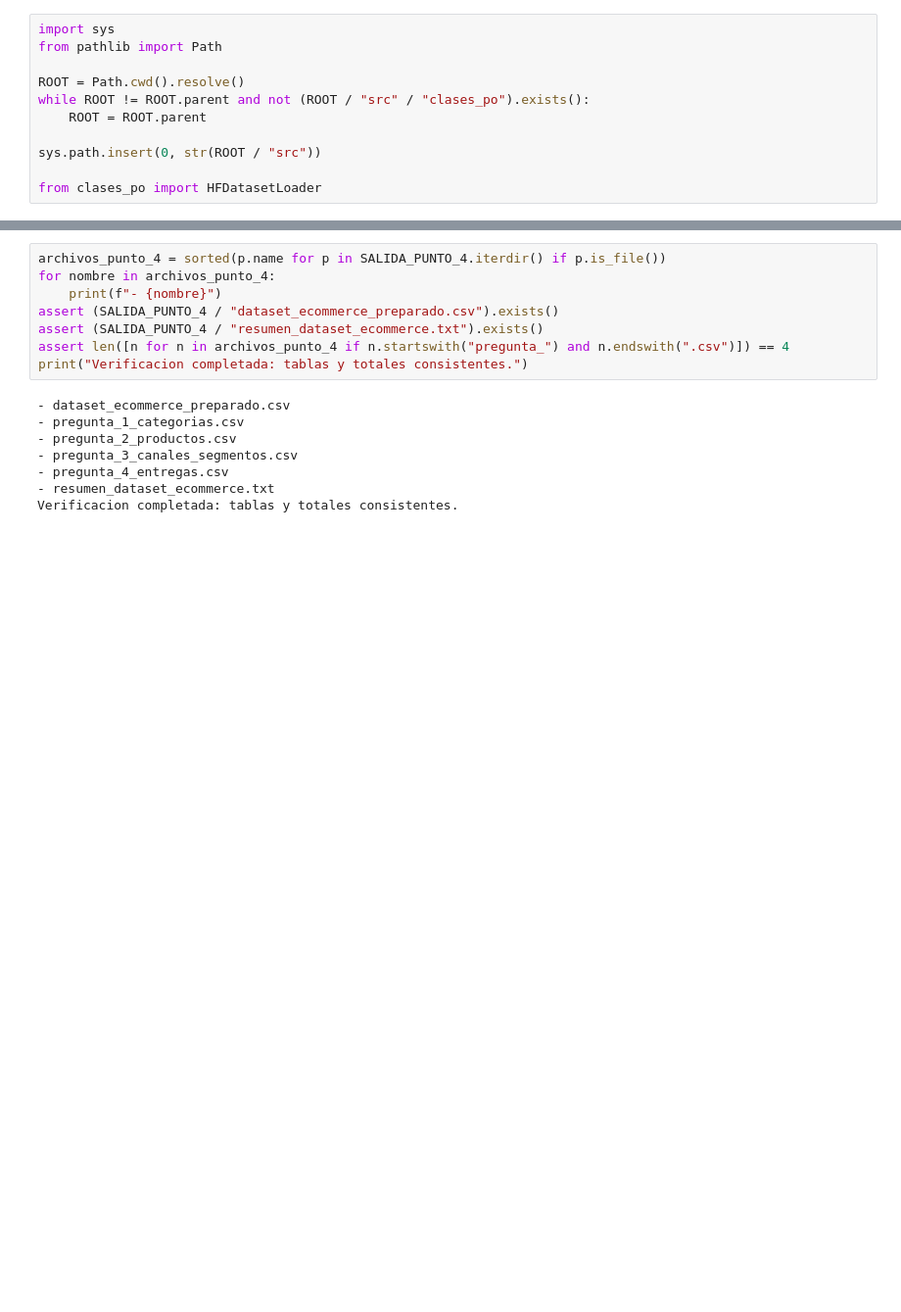
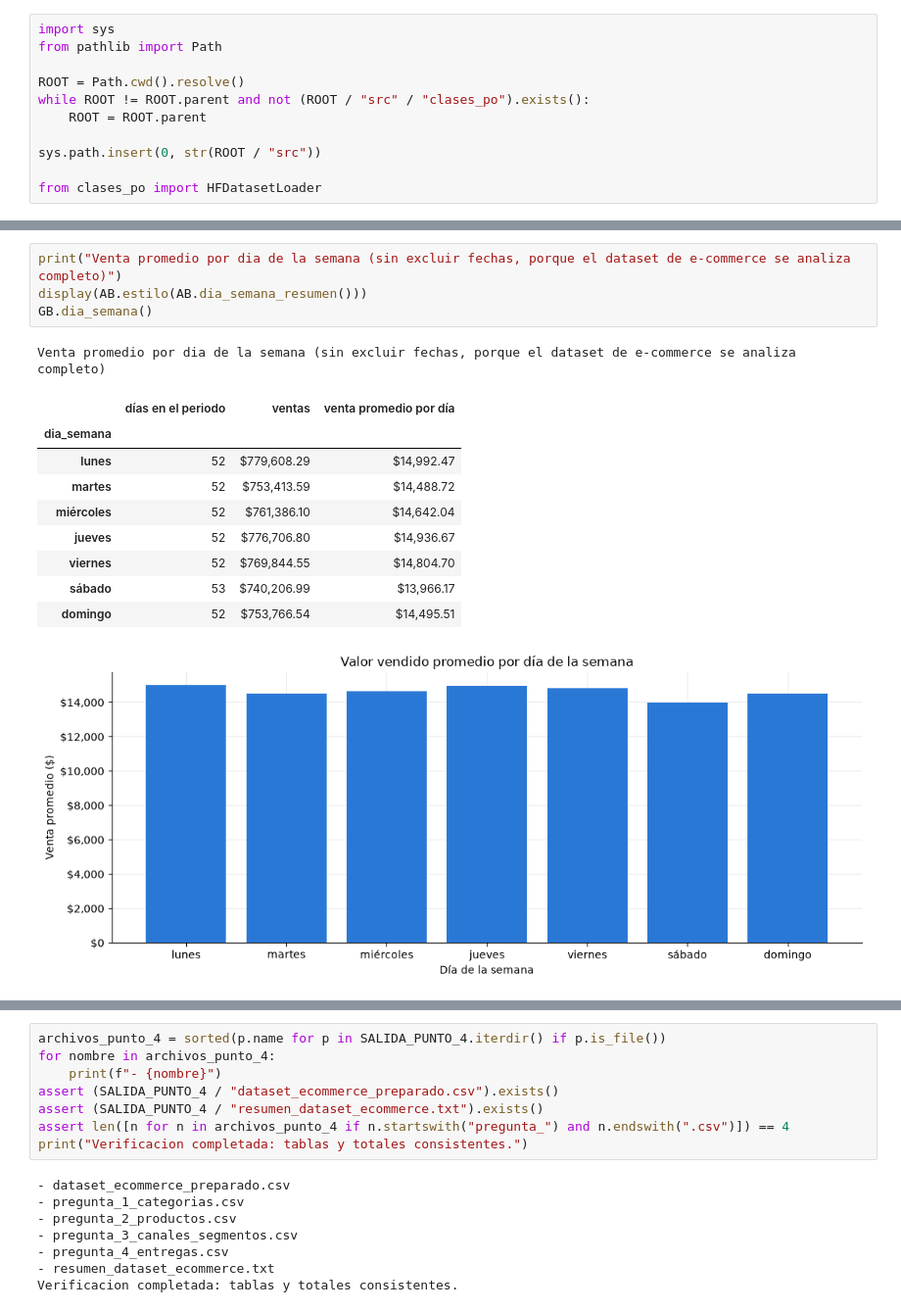
Before and after one commit to Emjey25/PI3_2026Q4_Mary_Santi_Esteban, a Jupyter notebook: src/sincronicas/Semana_4SINC.ipynb, the cells around one changed output, grey strips where cells are left out. Shown at 98% size. Saved outputs shown, nothing was run; the diff lists cells and outputs as text; blank space fills up the shorter version.

```diff
--- a/src/sincronicas/Semana_4SINC.ipynb
+++ b/src/sincronicas/Semana_4SINC.ipynb
@@ -632,0 +370,16 @@ El dataset transformado, las cuatro tablas y el resumen descriptivo TXT quedan d
+# %%
+print("Venta promedio por dia de la semana (sin excluir fechas, porque el dataset de e-commerce se analiza completo)")
+display(AB.estilo(AB.dia_semana_resumen()))
+GB.dia_semana()
+# %% [output]
+Venta promedio por dia de la semana (sin excluir fechas, porque el dataset de e-commerce se analiza completo)
+|  | días en el periodo | ventas | venta promedio por día |
+| dia_semana |  |  |  |
+| lunes | 52 | $779,608.29 | $14,992.47 |
+| martes | 52 | $753,413.59 | $14,488.72 |
+| miércoles | 52 | $761,386.10 | $14,642.04 |
+| jueves | 52 | $776,706.80 | $14,936.67 |
+| viernes | 52 | $769,844.55 | $14,804.70 |
+| sábado | 53 | $740,206.99 | $13,966.17 |
+| domingo | 52 | $753,766.54 | $14,495.51 |
+[figure, added]
```
Also changed, not shown: parts of 118 cells of this notebook, 10 other files.
